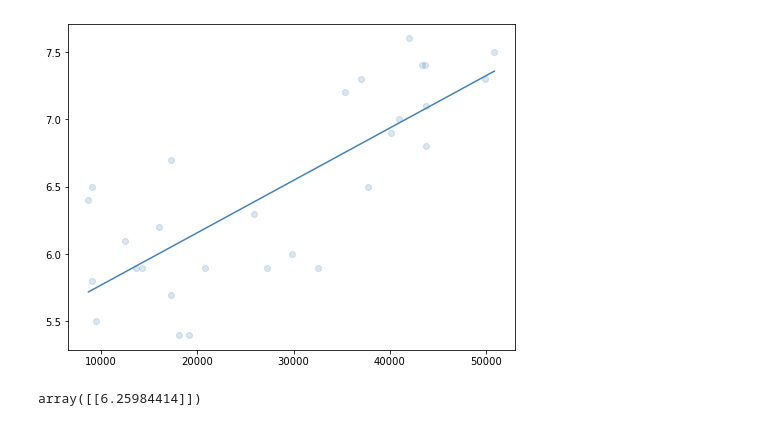
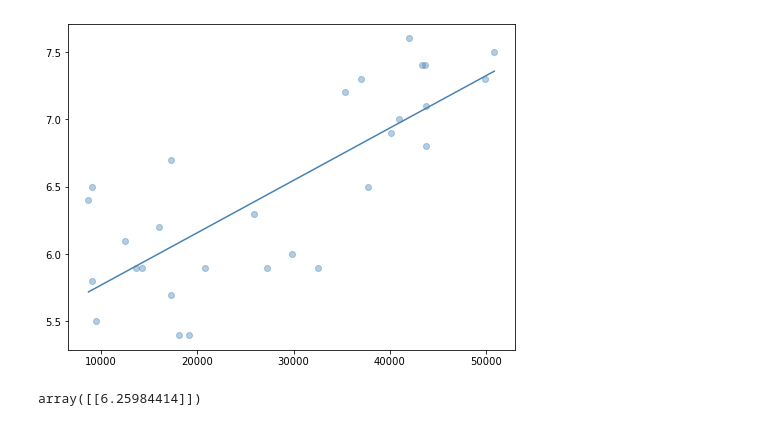
Before and after one commit to fanjingwenvi/handson_ml2_note, a Jupyter notebook: 01_fundamentals.ipynb, the cells around one changed output. Cells and saved outputs as stored; diff of their text form; code cells hidden in the pictures.

```diff
--- a/01_fundamentals.ipynb
+++ b/01_fundamentals.ipynb
@@ -133,11 +153,11 @@ lin_reg_model = linear_model.LinearRegression()
 # %%
 lin_reg_model.fit(X, y)
 
 plt.figure(figsize=(8, 6))
-plt.scatter(X, y, alpha=0.2, color='steelblue')
+plt.scatter(X, y, alpha=0.4, color='steelblue')
 _=plt.plot(X, lin_reg_model.predict(X), color='steelblue' )
 # %% [output]
-[figure, old version]
+[figure, new version]
 # %%
 X_new = [[22587]]
 lin_reg_model.predict(X_new)
```
Also changed, not shown: parts of 8 cells of this notebook, 2 other files.
